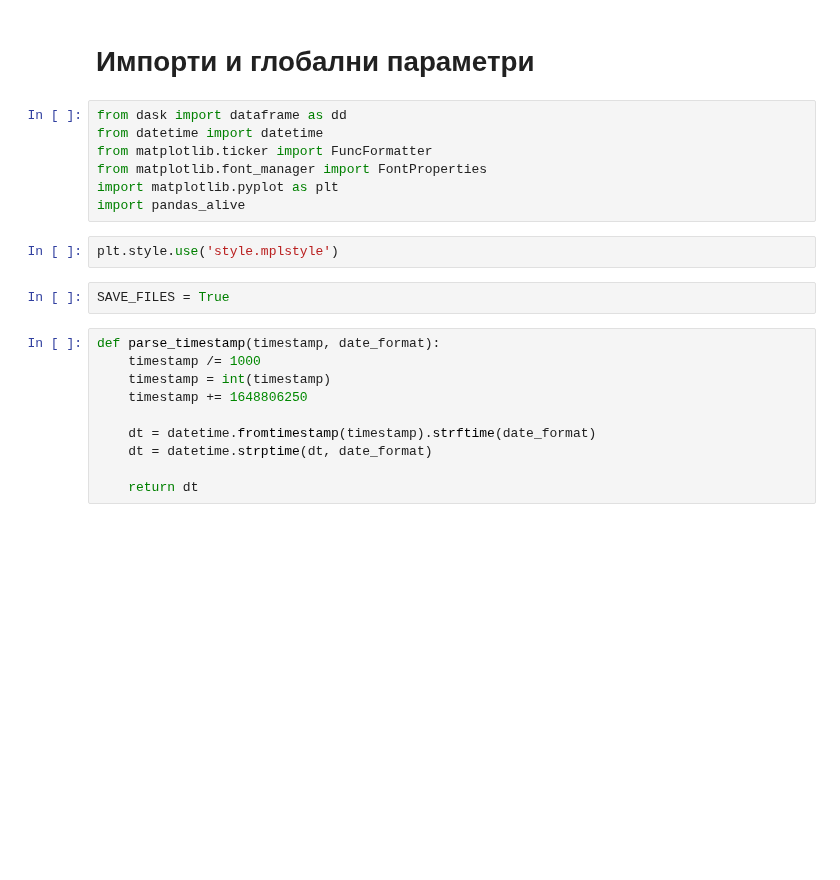
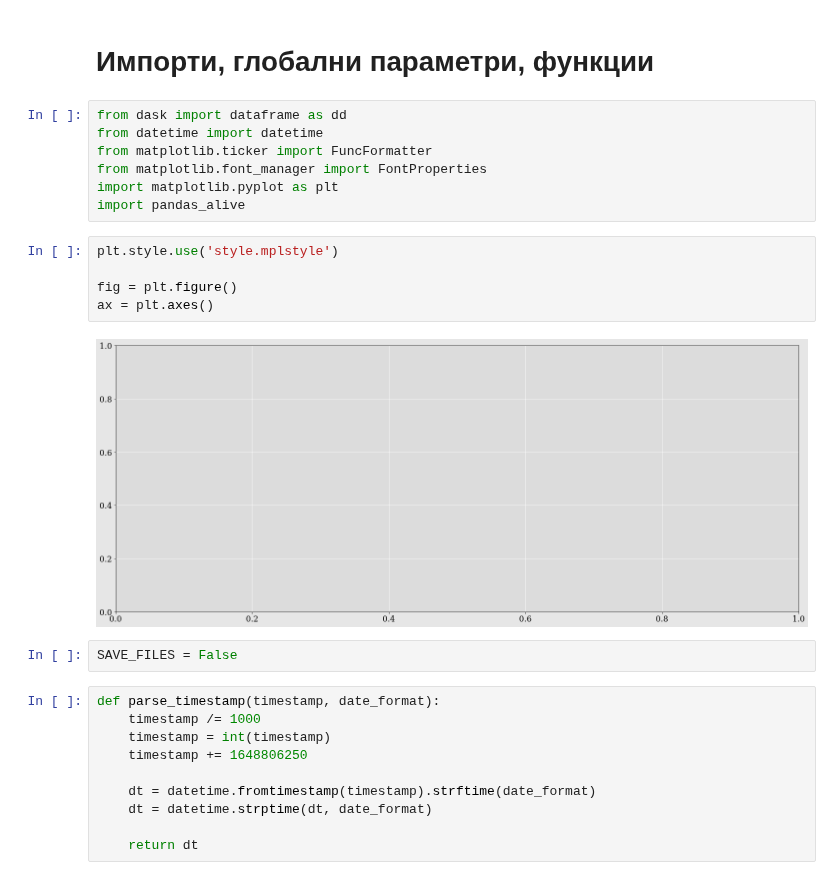
Before and after one commit to Denis-Iv/Analyzing-Social-Experiment, a Jupyter notebook: visualize_data.ipynb, the cells around one changed output. Cells and saved outputs as stored; diff of their text form; blank space fills up the shorter version.

```diff
--- a/visualize_data.ipynb
+++ b/visualize_data.ipynb
@@ -1,5 +1,5 @@
 # %% [markdown]
-# Импорти и глобални параметри
+# Импорти, глобални параметри, функции
 # %%
 from dask import dataframe as dd
 from datetime import datetime
@@ -9,8 +9,13 @@ import matplotlib.pyplot as plt
 import pandas_alive
 # %%
 plt.style.use('style.mplstyle')
+
+fig = plt.figure()
+ax = plt.axes()
+# %% [output]
+[figure, added]
 # %%
-SAVE_FILES = True
+SAVE_FILES = False
 # %%
 def parse_timestamp(timestamp, date_format):
     timestamp /= 1000
```
Also changed, not shown: parts of 1 cell of this notebook.
